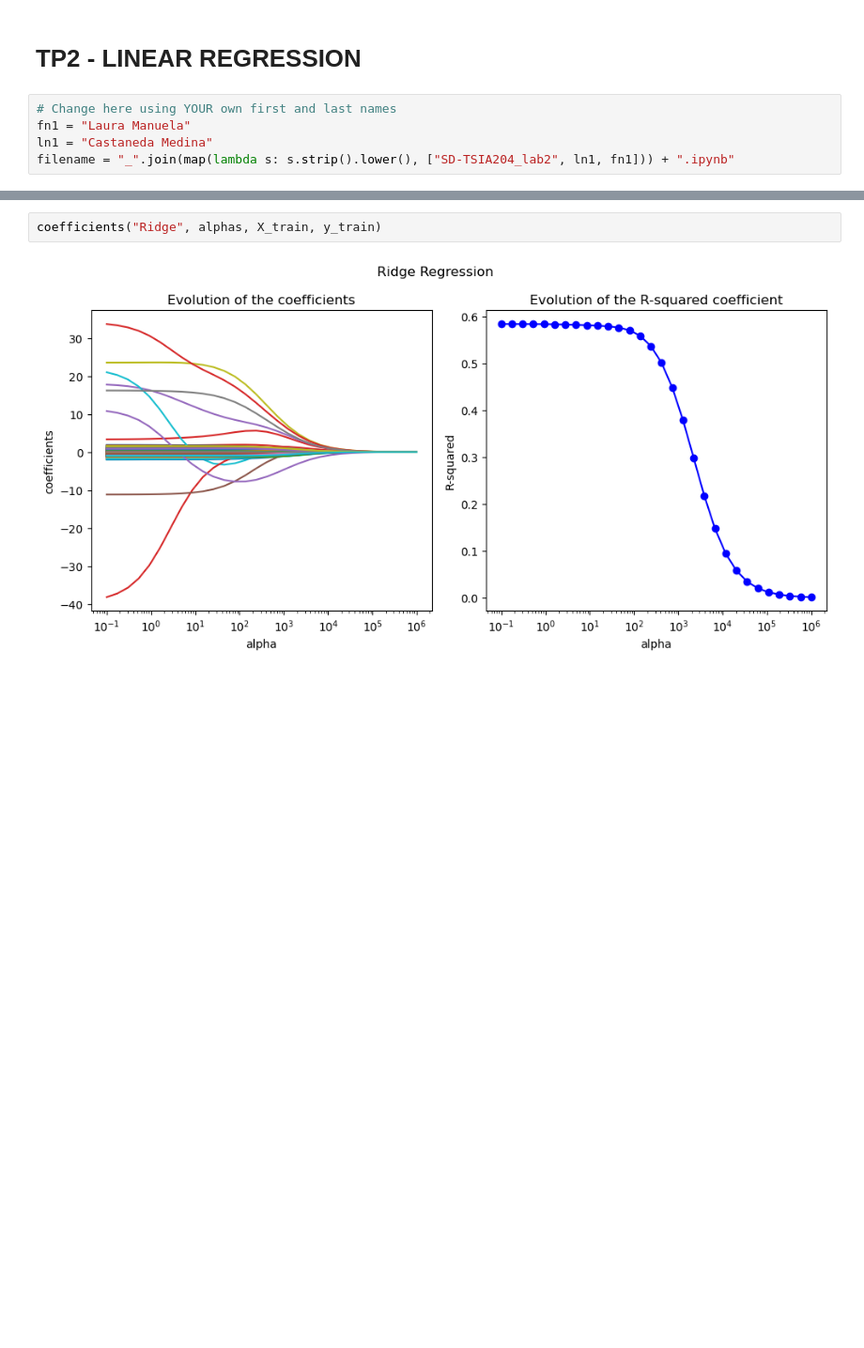
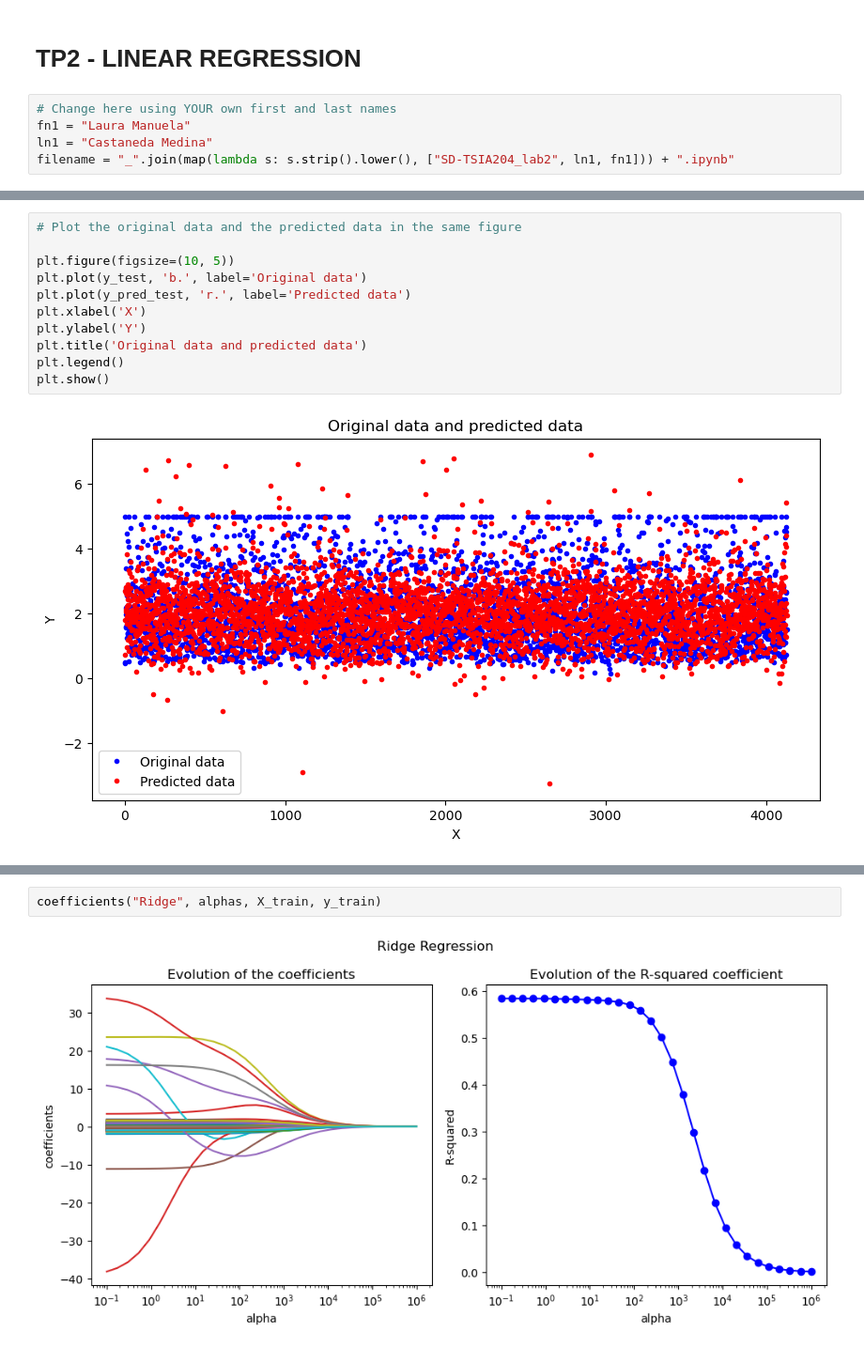
Before and after one commit to lmcastanedame/SD-TSIA204_TP2_Linear-Regression, a Jupyter notebook: TP2 - SD-TSIA204.ipynb, the cells around one changed output, grey strips where cells are left out. Shown at 94% size. Cells and saved outputs as stored; diff of their text form; blank space fills up the shorter version.

```diff
--- a/TP2 - SD-TSIA204.ipynb
+++ b/TP2 - SD-TSIA204.ipynb
@@ -418,0 +116,13 @@ iterations
+# %%
+# Plot the original data and the predicted data in the same figure
+
+plt.figure(figsize=(10, 5))
+plt.plot(y_test, 'b.', label='Original data')
+plt.plot(y_pred_test, 'r.', label='Predicted data')
+plt.xlabel('X')
+plt.ylabel('Y')
+plt.title('Original data and predicted data')
+plt.legend()
+plt.show()
+# %% [output]
+[figure, added]
```
Also changed, not shown: parts of 86 cells of this notebook.
